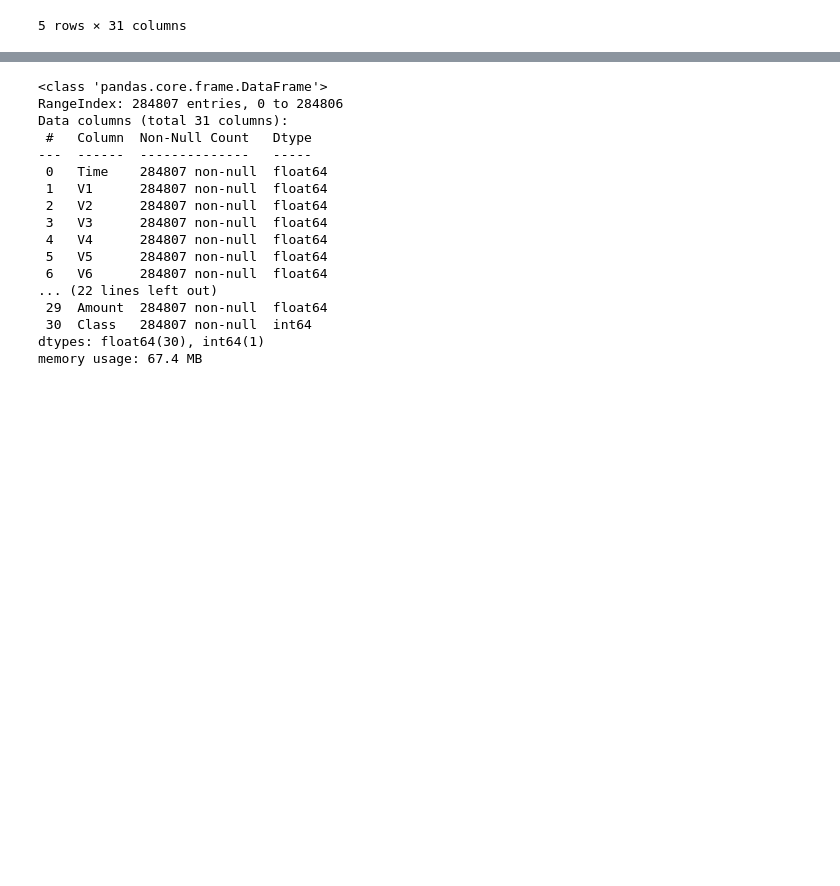
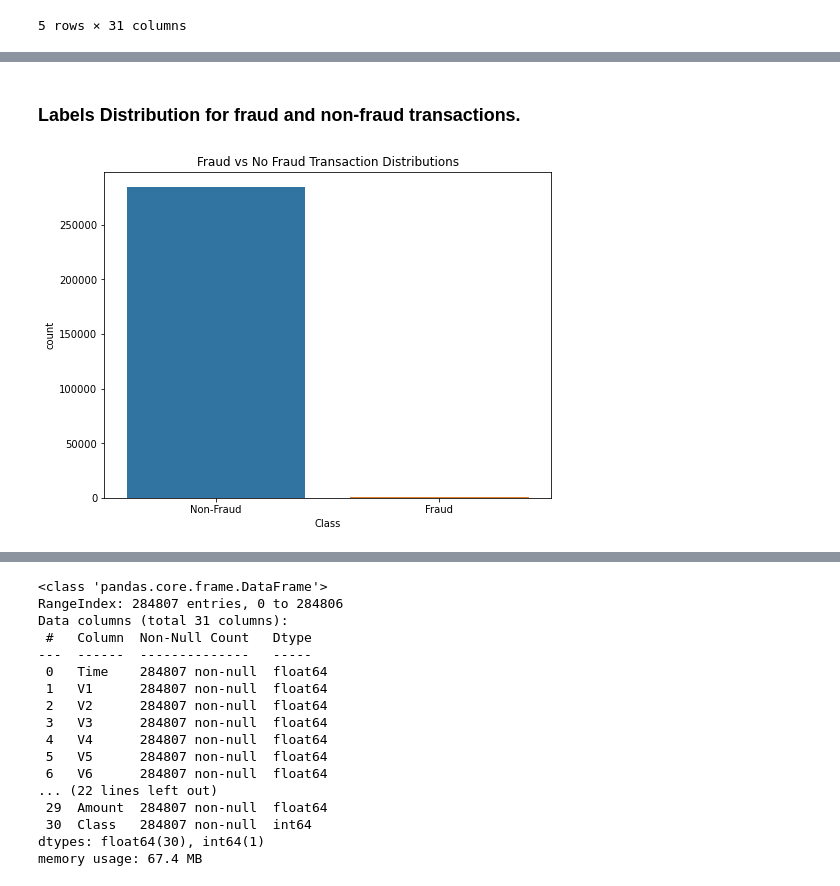
Before and after one commit to Poorya0071/Fraud-Detection, a Jupyter notebook: FraudDetection.ipynb, the cells around one changed output, grey strips where cells are left out. Cells and saved outputs as stored; diff of their text form; code cells hidden in the pictures; blank space fills up the shorter version.

```diff
--- a/FraudDetection.ipynb
+++ b/FraudDetection.ipynb
@@ -61,0 +78,10 @@ data.head()
+# %% [markdown]
+### Labels Distribution for fraud and non-fraud transactions.
+# %%
+plt.figure(figsize=(8,6))
+sns.countplot(x="Class", data=data)
+plt.title("Fraud vs No Fraud Transaction Distributions")
+plt.xticks(range(2), ["Non-Fraud", "Fraud"])
+plt.show()
+# %% [output]
+[figure, added]
```
Also changed, not shown: parts of 64 cells of this notebook.
